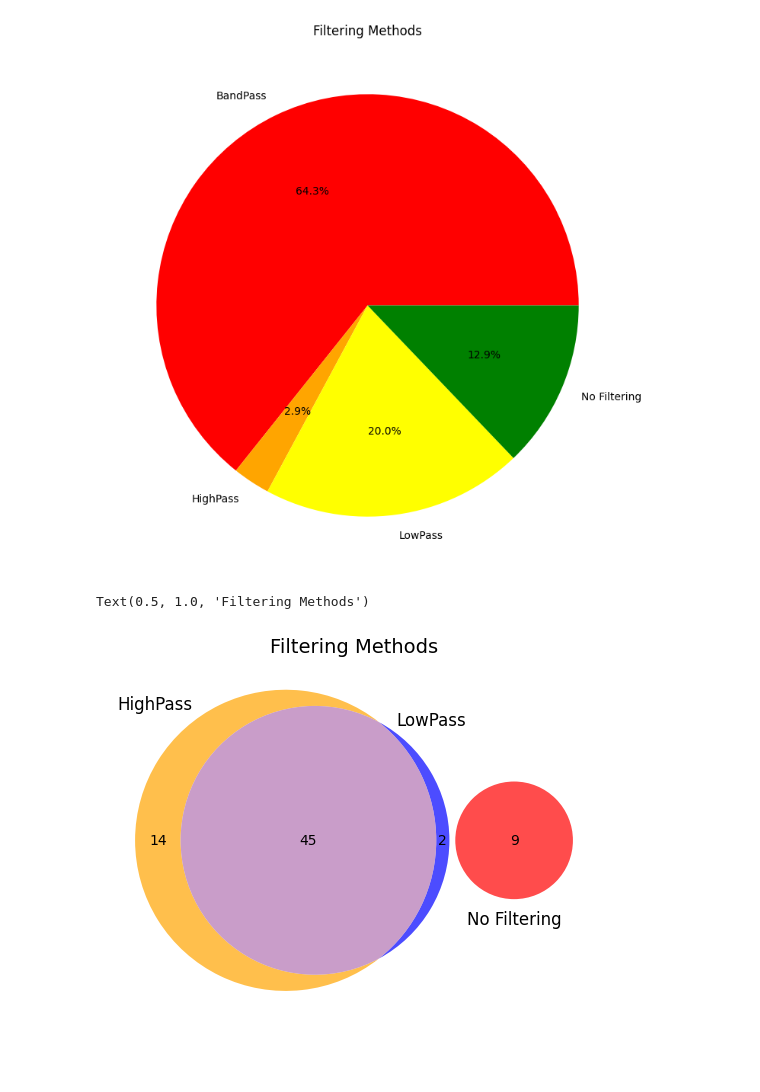
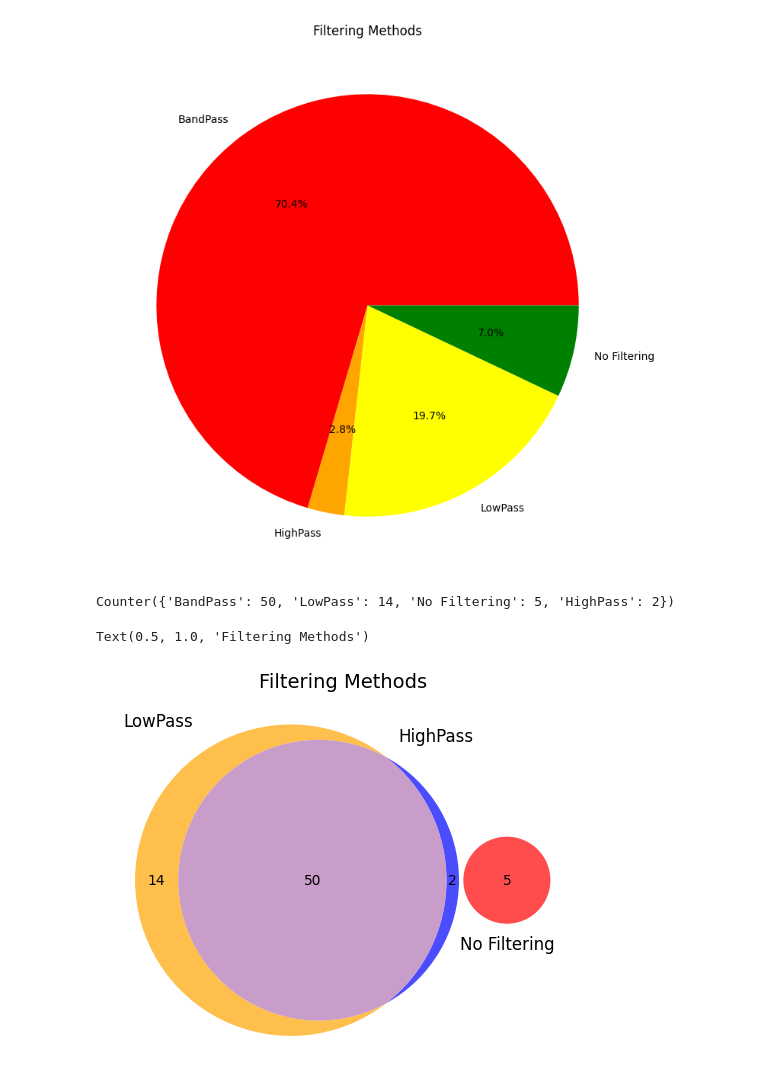
Before and after one commit to ibs-lab/FRESH, a Jupyter notebook: jacky/fresh_charts.ipynb, the cells around one changed output. Drawn from its saved outputs; the diff is of its cells as text; code cells hidden in the pictures; blank space fills up the shorter version.

```diff
--- a/jacky/fresh_charts.ipynb
+++ b/jacky/fresh_charts.ipynb
@@ -70,7 +65,7 @@ Text(0, 0.5, 'Usage Percentage of Specified Methods')
 # %%
 # some teams used multiple methods
 name = 'Quality/Pruning: Method'
-strings = data[name].values[:- 6 ]
+strings = data[name]
 newstring = []
 for word in strings:
     if type(word) != str:
@@ -91,7 +86,7 @@ for word in label:
 
 
 plt.bar(label, sizes, color = pretty_colors )
-plt.title(name)
+plt.title('Methods for Quality/Pruning')
 plt.xticks(label, rotation=90)
 plt.ylabel('Usage Percentage of Specified Methods')
 # %% [output]
@@ -100,7 +95,7 @@ Text(0, 0.5, 'Usage Percentage of Specified Methods')
 # %%
 # teams used multiple methods
 name = 'Motion Artifact Method'
-strings = data[name].values[:-6 ]
+strings = data[name]
 newstring = []
 for word in strings:
     if type(word) != str:
@@ -143,19 +138,23 @@ Text(0, 0.5, 'Usage Percentage of Specified Methods')
 # %%
 import math
 name = 'Resample/Downsample (Hz)'
-strings = data[name].values[:-6]
+strings = data[name].copy()
+strings = strings.fillna('Not investigated')
+
 newstring = []
 for word in strings:
-    if math.isnan(word):
-        newstring.append('No Resampling')
-    else:
-        newstring.append(str(word))
+    newstring.append(word)
 
 count = Counter(newstring )
-label = sorted(list(set(newstring)))
+count['No Resampling'] = count['Not investigated']
+
+label = ['8', '5', 'No Resampling' , '3.9', '0.3', '2', '1', '4']
 sizes = []
+
 for word in label:
-    sizes.append(100/teams * count[word])
+    sizes.append(count[word])
+
+
 pretty_colors = {
     'red': '#FF0000',
     'orange': '#FFA500',
@@ -179,16 +178,23 @@ fig.set_size_inches(9,9)
 # %%
 name = 'Filtering'
-strings = data[name].values[:-6 ]
+strings = data[name]
 newstring = []
+Filter = np.zeros((len(strings), 2))
+i = -1
 for word in strings:
+    i = i +1
     if word == 'LowPass,HighPass' or word == 'HighPass,LowPass':
+        Filter[i, 0]  = 1
+        Filter[i,1]  = 1
         newstring.append('BandPass')
     if type(word) != str:
         newstring.append('No Filtering')
     if word == 'HighPass':
+        Filter[i, 0]  = 1
         newstring.append('HighPass')
     if word == 'LowPass':
         newstring.append('LowPass')
+        Filter[i, 1]  = 1
 
 count = Counter(newstring )
 label = sorted(list(set(newstring)))
@@ -215,21 +221,22 @@ ax.pie(sizes, labels=label, autopct='%1.1f%%', colors = pretty_colors)
 ax.set_title('Filtering Methods')
 fig.set_size_inches(9,9)
 # %% [output]
-[figure, old version]
+[figure, new version]
 # %%
 import matplotlib_venn as venn
-
-v = venn.venn3(subsets=(14, 2, 45, 9 ,0 , 0, 0),
-      set_labels=('LowPass', 'HighPass', 'No Filtering'),
+print(count)
+v = venn.venn3(subsets=(count['LowPass'], count['HighPass'] , count['BandPass'], count['No Filtering'] ,0 , 0, 0),
+      set_labels=('HighPass', 'LowPass', 'No Filtering'),
       set_colors=("orange", "blue", "red"), alpha=0.7)
 
 lbl = v.get_label_by_id("A")
 x, y = lbl.get_position()
-lbl.set_position((x+0.5, y+1))
+lbl.set_position((x+0.5, y+1.1))
 lbl = v.get_label_by_id("B")
 x, y = lbl.get_position()
-lbl.set_position((x-0.55, y+1))
+lbl.set_position((x-0.55, y+1.1))
 plt.title("Filtering Methods",fontsize=14)
 # %% [output]
-Text(0.5, 1.0, 'Filtering Methods')
+Counter({'BandPass': 50, 'LowPass': 14, 'No Filtering': 5, 'HighPass': 2})
+Text(0.5, 1.0, 'Filtering Methods')
-[figure, old version]
+[figure, new version]
```
Also changed, not shown: parts of 25 cells of this notebook, 1 other file.
